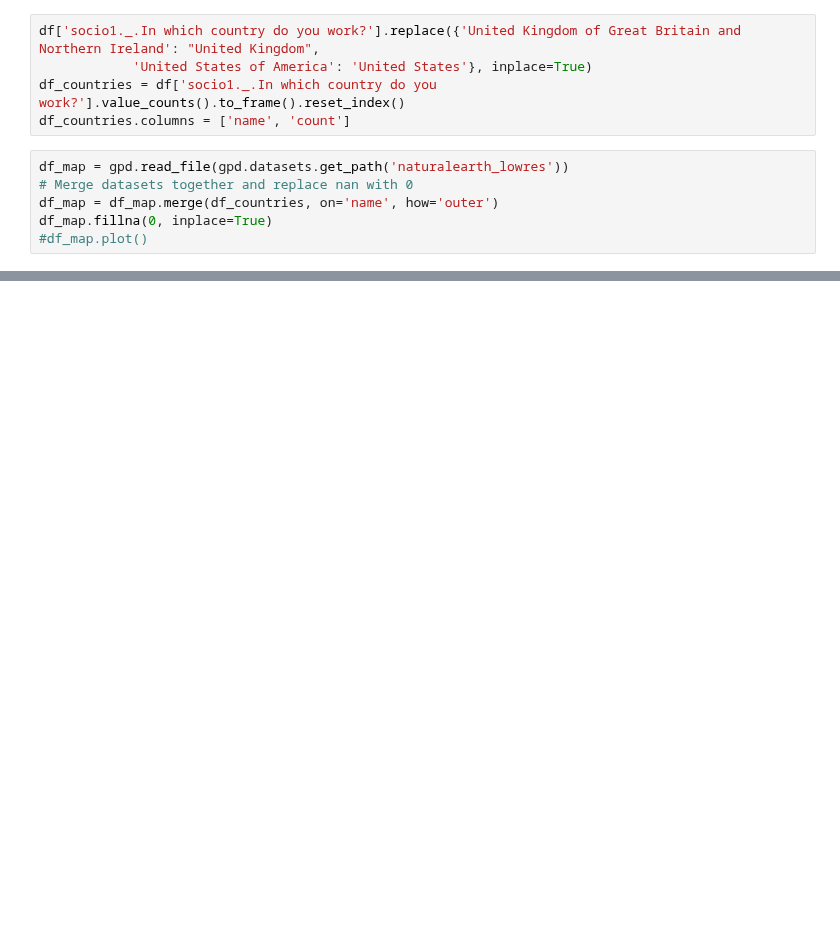
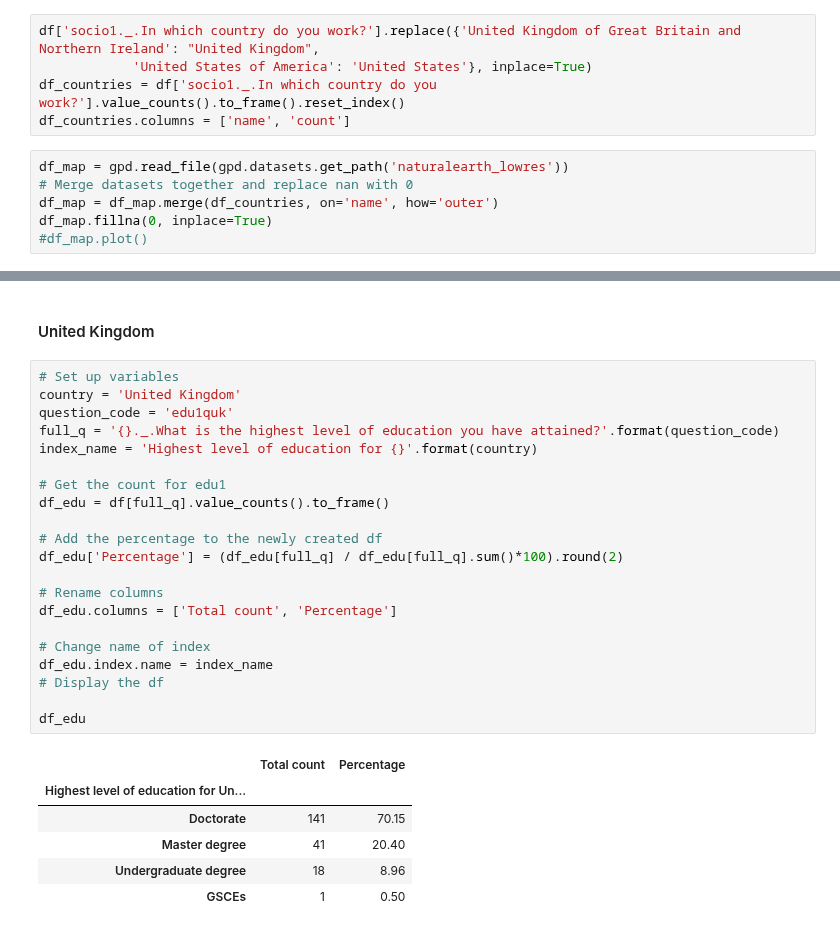
Before and after one commit to softwaresaved/international-survey, a Jupyter notebook: analysis/2018_draft.ipynb, the cells around one changed output, grey strips where cells are left out. Cells and saved outputs as stored; diff of their text form; blank space fills up the shorter version.

```diff
--- a/analysis/2018_draft.ipynb
+++ b/analysis/2018_draft.ipynb
@@ -84,0 +446,30 @@ plt.show()
+# %% [markdown]
+#### United Kingdom
+# %%
+# Set up variables
+country = 'United Kingdom'
+question_code = 'edu1quk'
+full_q = '{}._.What is the highest level of education you have attained?'.format(question_code)
+index_name = 'Highest level of education for {}'.format(country)
+
+# Get the count for edu1
+df_edu = df[full_q].value_counts().to_frame()
+
+# Add the percentage to the newly created df
+df_edu['Percentage'] = (df_edu[full_q] / df_edu[full_q].sum()*100).round(2)
+
+# Rename columns
+df_edu.columns = ['Total count', 'Percentage']
+
+# Change name of index
+df_edu.index.name = index_name
+# Display the df
+
+df_edu
+# %% [output]
+|  | Total count | Percentage |
+| Highest level of education for Un... |  |  |
+| Doctorate | 141 | 70.15 |
+| Master degree | 41 | 20.40 |
+| Undergraduate degree | 18 | 8.96 |
+| GSCEs | 1 | 0.50 |
```
Also changed, not shown: parts of 45 cells of this notebook, 5 other files.
